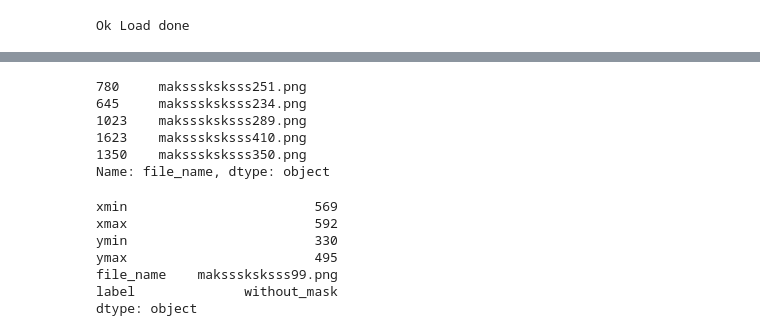
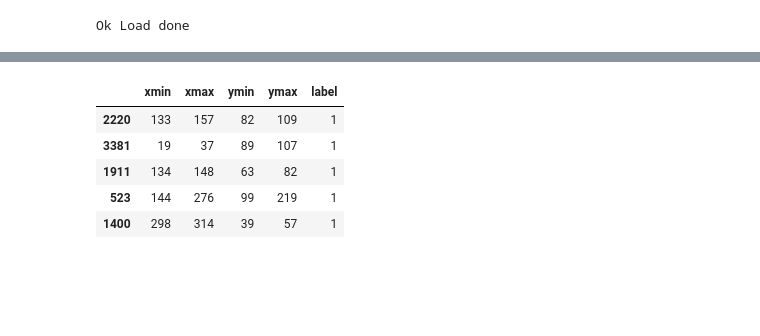
Before and after one commit to ngoc2502/Face-Mask-Detection, a Jupyter notebook: FaceMask.ipynb, the cells around one changed output, grey strips where cells are left out. Cells and saved outputs as stored; diff of their text form; code cells hidden in the pictures; blank space fills up the shorter version.

```diff
--- a/FaceMask.ipynb
+++ b/FaceMask.ipynb
@@ -64,7 +85,10 @@ def train_test_valid_split(df):
     Xvali=Yvali.pop('file_name')
 
     Ytrain=df.sample(frac=0.8,replace=False)
-    Xvali=pd.DataFrame(columns=['file_name'])
+    Xtrain=pd.DataFrame(columns=['file_name'])
     Xtrain=Ytrain.pop('file_name')
 
     return  Xtrain,Ytrain,Xtest,Ytest,Xvali,Yvali
+
+
+train_X, train_Y, test_X, test_Y, val_X, val_Y=train_test_valid_split(df)
@@ -92,21 +107,11 @@ val_Y.shape   = (407, 5)
 test_X.shape  = (407,)
 test_Y.shape  = (407, 5)
 # %%
-train_X.head()
+train_Y.head()
 # %% [output]
-780     maksssksksss251.png
-645     maksssksksss234.png
-1023    maksssksksss289.png
-1623    maksssksksss410.png
-1350    maksssksksss350.png
-Name: file_name, dtype: object
+|  | xmin | xmax | ymin | ymax | label |
+| 2220 | 133 | 157 | 82 | 109 | 1 |
+| 3381 | 19 | 37 | 89 | 107 | 1 |
+| 1911 | 134 | 148 | 63 | 82 | 1 |
+| 523 | 144 | 276 | 99 | 219 | 1 |
+| 1400 | 298 | 314 | 39 | 57 | 1 |
-# %%
-df.max(axis=0)
-# %% [output]
-xmin                        569
-xmax                        592
-ymin                        330
-ymax                        495
-file_name    maksssksksss99.png
-label              without_mask
-dtype: object
```
Also changed, not shown: parts of 29 cells of this notebook, 7 other files.
